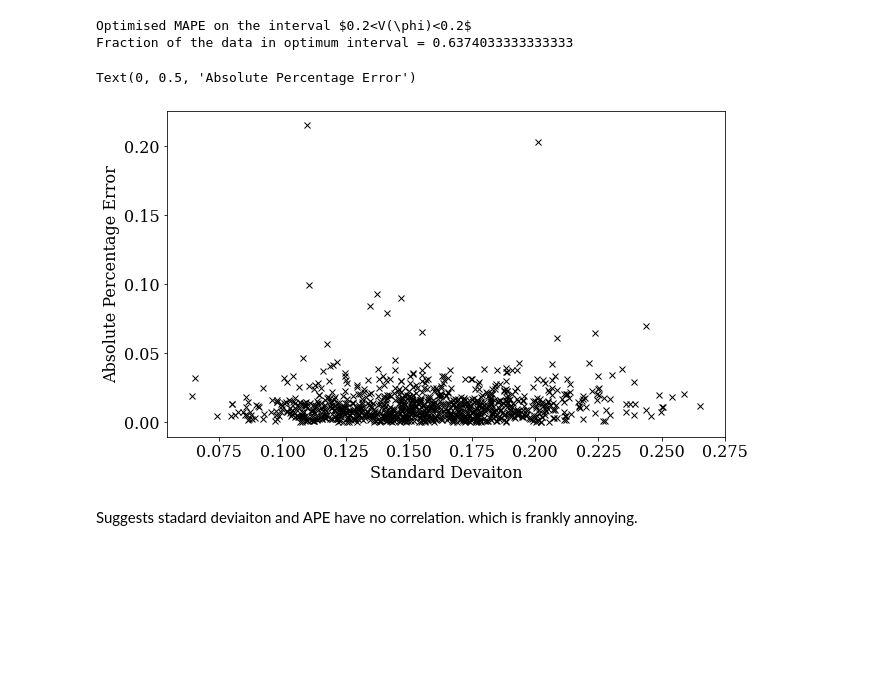
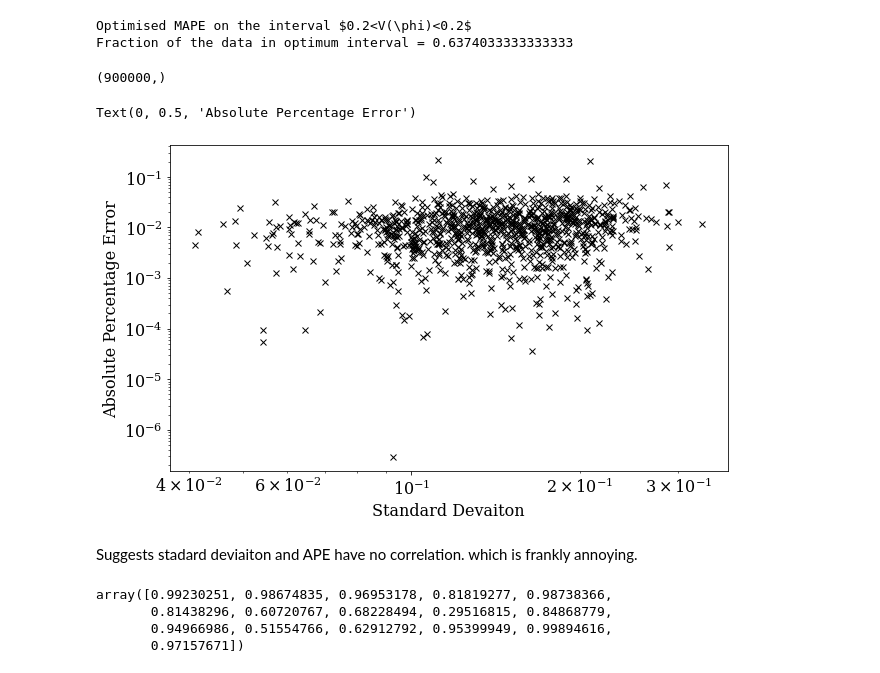
Before and after one commit to seancraven/Level-4-Masters-Project, a Jupyter notebook: Hyperparam_Testing/Testing_Notebooks/Optimised_Network/V(phi)_ape.ipynb, the cells around one changed output. Cells and saved outputs as stored; diff of their text form; code cells hidden in the pictures; blank space fills up the shorter version.

```diff
--- a/Hyperparam_Testing/Testing_Notebooks/Optimised_Network/V(phi)_ape.ipynb
+++ b/Hyperparam_Testing/Testing_Notebooks/Optimised_Network/V(phi)_ape.ipynb
@@ -110,14 +110,24 @@ print('Fraction of the data in optimum interval = {}'.format(optimum_fraction))
 Optimised MAPE on the interval $0.2<V(\phi)<0.2$
 Fraction of the data in optimum interval = 0.6374033333333333
 # %%
-std = np.std(train_x,axis = 1)
+std = np.std(train_x[:,:8],axis = 1)
+std.shape
+# %% [output]
+(900000,)
 # %%
 fig , ax = plt.subplots(1,figsize =(10,6))
-ax.plot(std[:10**3],ape[:10**3],linestyle = '', marker = 'x', c = 'black')
+ax.loglog(std[:10**3],ape[:10**3],linestyle = '', marker = 'x', c = 'black')
 ax.set_xlabel('Standard Devaiton')
 ax.set_ylabel('Absolute Percentage Error')
 # %% [output]
 Text(0, 0.5, 'Absolute Percentage Error')
-[figure, old version]
+[figure, new version]
 # %% [markdown]
 Suggests stadard deviaiton and APE have no correlation. which is frankly annoying.
+# %%
+train_x[0]
+# %% [output]
+array([0.99230251, 0.98674835, 0.96953178, 0.81819277, 0.98738366,
+       0.81438296, 0.60720767, 0.68228494, 0.29516815, 0.84868779,
+       0.94966986, 0.51554766, 0.62912792, 0.95399949, 0.99894616,
+       0.97157671])
```
Also changed, not shown: parts of 1 cell of this notebook, 1 other file.
